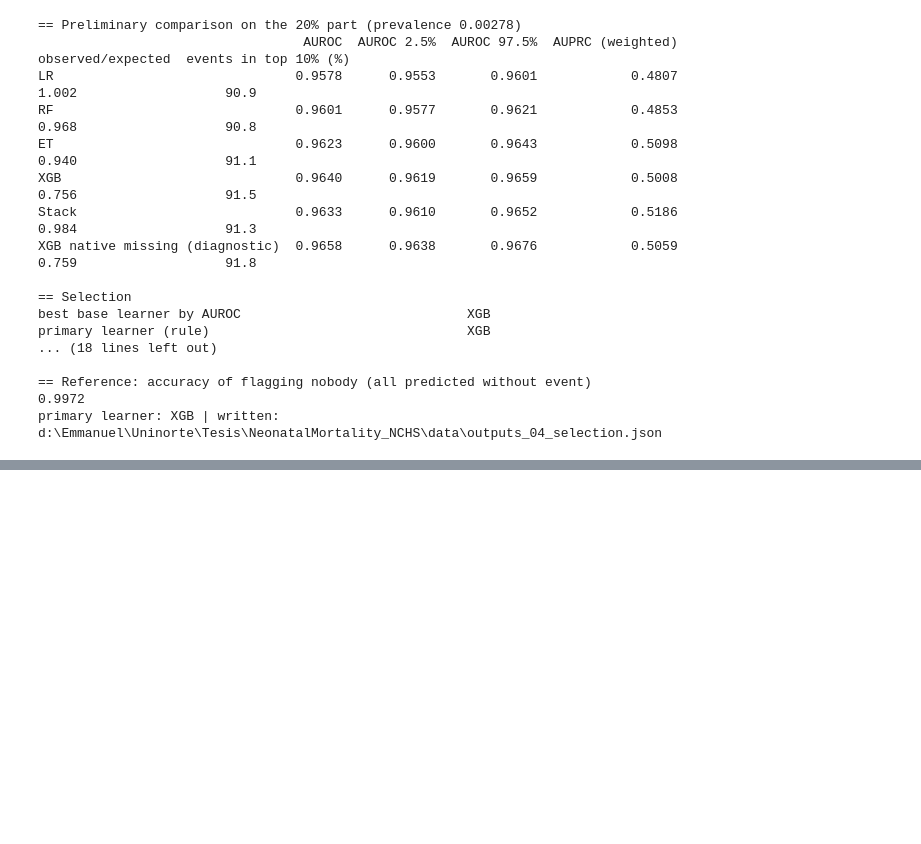
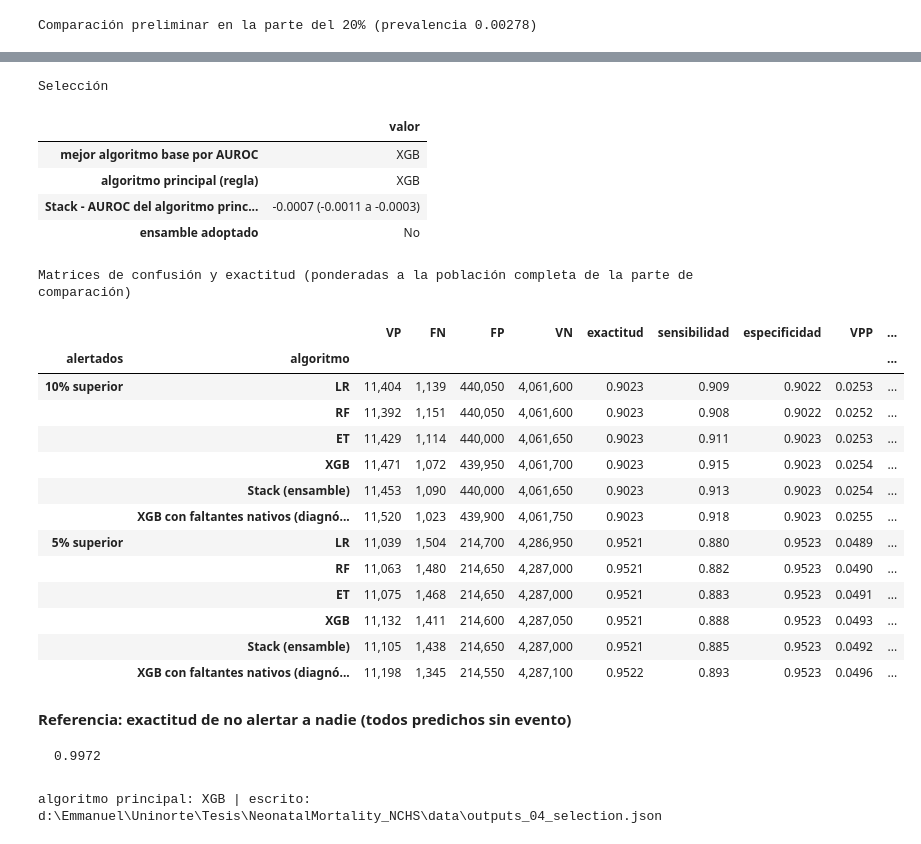
Before and after one commit to Tesis-Doctoral/NeonatalMortality_NCHS, a Jupyter notebook: notebooks/04_preliminary_learners_es.ipynb, the cells around one changed output, grey strips where cells are left out. Cells and saved outputs as stored; diff of their text form; code cells hidden in the pictures; blank space fills up the shorter version.

```diff
--- a/notebooks/04_preliminary_learners_es.ipynb
+++ b/notebooks/04_preliminary_learners_es.ipynb
@@ -285,28 +453,11 @@ for share in (0.10, 0.05):
 show("Confusion matrices and accuracy (weighted to the full population of the comparison part)",
      pd.DataFrame(cm_rows).set_index(["flagged", "learner"]))
 show("Reference: accuracy of flagging nobody (all predicted without event)", round(1 - prev_te, 4))
-OUT_FILE.write_text("Preliminary run of the base learners (neonatal model, development 2016-2021)\n"
-                    + "\n".join(lines) + "\n", encoding="utf-8")
+write_outputs(OUT_FILE, "Preliminary run of the base learners (neonatal model, development 2016-2021)")
 # Hyperparameters of the selected learners for notebook 05 (no record-level data)
 BEST = {g["learner"]: json.loads(g["best combination"]) for g in grid_rows}
 SELECTION_FILE.write_text(json.dumps({"primary": primary, "ensemble_adopted": bool(adopt), "best": BEST,
                                       "quick": QUICK}, indent=1), encoding="utf-8")
 print("primary learner:", primary, "| written:", SELECTION_FILE)
 # %% [output]
-== Preliminary comparison on the 20% part (prevalence 0.00278)
-                                  AUROC  AUROC 2.5%  AUROC 97.5%  AUPRC (weighted)  observed/expected  events in top 10% (%)
-LR                               0.9578      0.9553       0.9601            0.4807              1.002                   90.9
-RF                               0.9601      0.9577       0.9621            0.4853              0.968                   90.8
-ET                               0.9623      0.9600       0.9643            0.5098              0.940                   91.1
-XGB                              0.9640      0.9619       0.9659            0.5008              0.756                   91.5
-Stack                            0.9633      0.9610       0.9652            0.5186              0.984                   91.3
-XGB native missing (diagnostic)  0.9658      0.9638       0.9676            0.5059              0.759                   91.8
-
-== Selection
-best base learner by AUROC                             XGB
-primary learner (rule)                                 XGB
-... (18 lines left out)
-
-== Reference: accuracy of flagging nobody (all predicted without event)
-0.9972
-primary learner: XGB | written: d:\Emmanuel\Uninorte\Tesis\NeonatalMortality_NCHS\data\outputs_04_selection.json
+Comparación preliminar en la parte del 20% (prevalencia 0.00278)
@@ -312,0 +471,24 @@ primary learner: XGB | written: d:\Emmanuel\Uninorte\Tesis\NeonatalMortality_NCH
+Selección
+|  | valor |
+| mejor algoritmo base por AUROC | XGB |
+| algoritmo principal (regla) | XGB |
+| Stack - AUROC del algoritmo princ... | -0.0007 (-0.0011 a -0.0003) |
+| ensamble adoptado | No |
+Matrices de confusión y exactitud (ponderadas a la población completa de la parte de comparación)
+|  |  | VP | FN | FP | VN | exactitud | sensibilidad | especificidad | VPP | ... |
+| alertados | algoritmo |  |  |  |  |  |  |  |  | ... |
+| 10% superior | LR | 11,404 | 1,139 | 440,050 | 4,061,600 | 0.9023 | 0.909 | 0.9022 | 0.0253 | ... |
+|  | RF | 11,392 | 1,151 | 440,050 | 4,061,600 | 0.9023 | 0.908 | 0.9022 | 0.0252 | ... |
+|  | ET | 11,429 | 1,114 | 440,000 | 4,061,650 | 0.9023 | 0.911 | 0.9023 | 0.0253 | ... |
+|  | XGB | 11,471 | 1,072 | 439,950 | 4,061,700 | 0.9023 | 0.915 | 0.9023 | 0.0254 | ... |
+|  | Stack (ensamble) | 11,453 | 1,090 | 440,000 | 4,061,650 | 0.9023 | 0.913 | 0.9023 | 0.0254 | ... |
+|  | XGB con faltantes nativos (diagnó... | 11,520 | 1,023 | 439,900 | 4,061,750 | 0.9023 | 0.918 | 0.9023 | 0.0255 | ... |
+| 5% superior | LR | 11,039 | 1,504 | 214,700 | 4,286,950 | 0.9521 | 0.880 | 0.9523 | 0.0489 | ... |
+|  | RF | 11,063 | 1,480 | 214,650 | 4,287,000 | 0.9521 | 0.882 | 0.9523 | 0.0490 | ... |
+|  | ET | 11,075 | 1,468 | 214,650 | 4,287,000 | 0.9521 | 0.883 | 0.9523 | 0.0491 | ... |
+|  | XGB | 11,132 | 1,411 | 214,600 | 4,287,050 | 0.9521 | 0.888 | 0.9523 | 0.0493 | ... |
+|  | Stack (ensamble) | 11,105 | 1,438 | 214,650 | 4,287,000 | 0.9521 | 0.885 | 0.9523 | 0.0492 | ... |
+|  | XGB con faltantes nativos (diagnó... | 11,198 | 1,345 | 214,550 | 4,287,100 | 0.9522 | 0.893 | 0.9523 | 0.0496 | ... |
+Referencia: exactitud de no alertar a nadie (todos predichos sin evento)
+0.9972
+algoritmo principal: XGB | escrito: d:\Emmanuel\Uninorte\Tesis\NeonatalMortality_NCHS\data\outputs_04_selection.json
```
Also changed, not shown: parts of 17 cells of this notebook, 55 other files.
